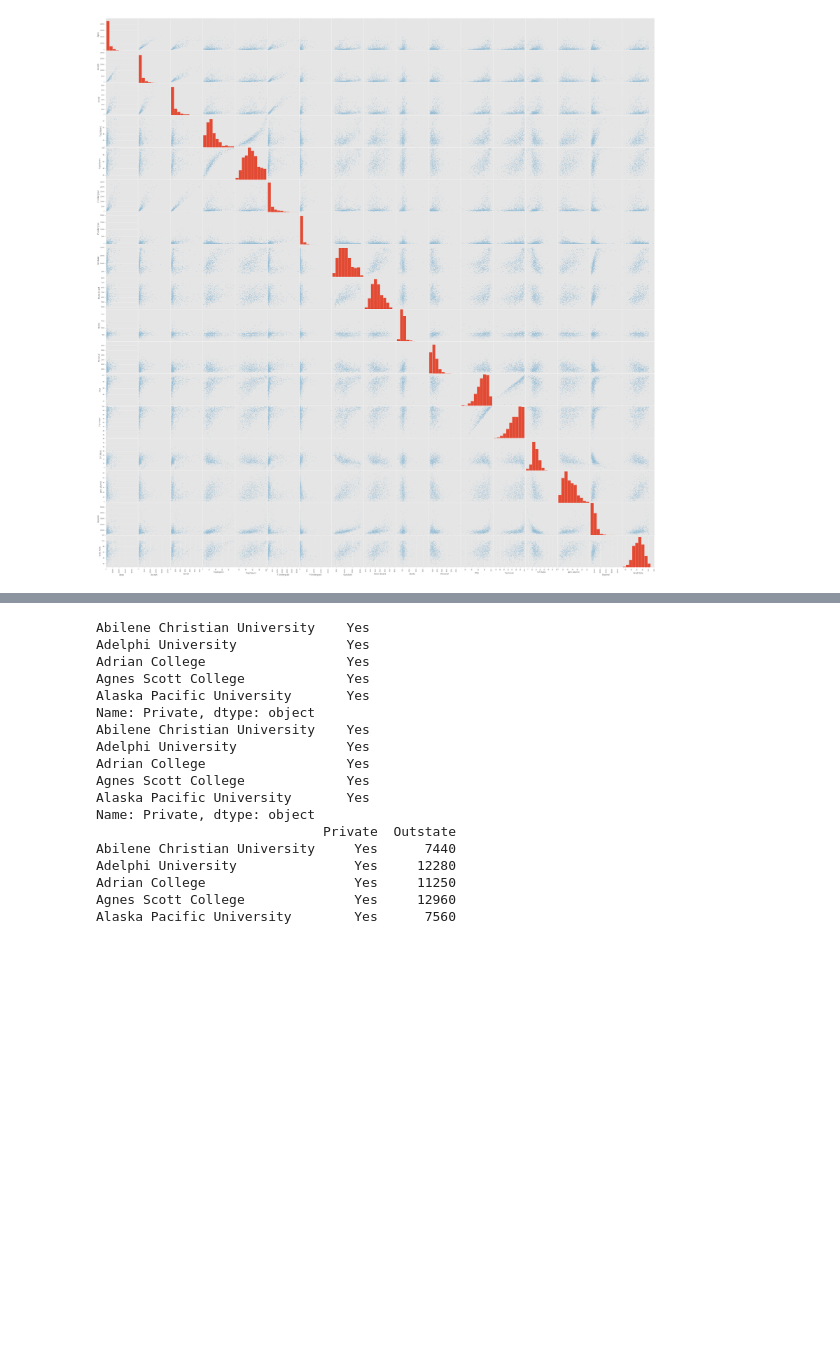
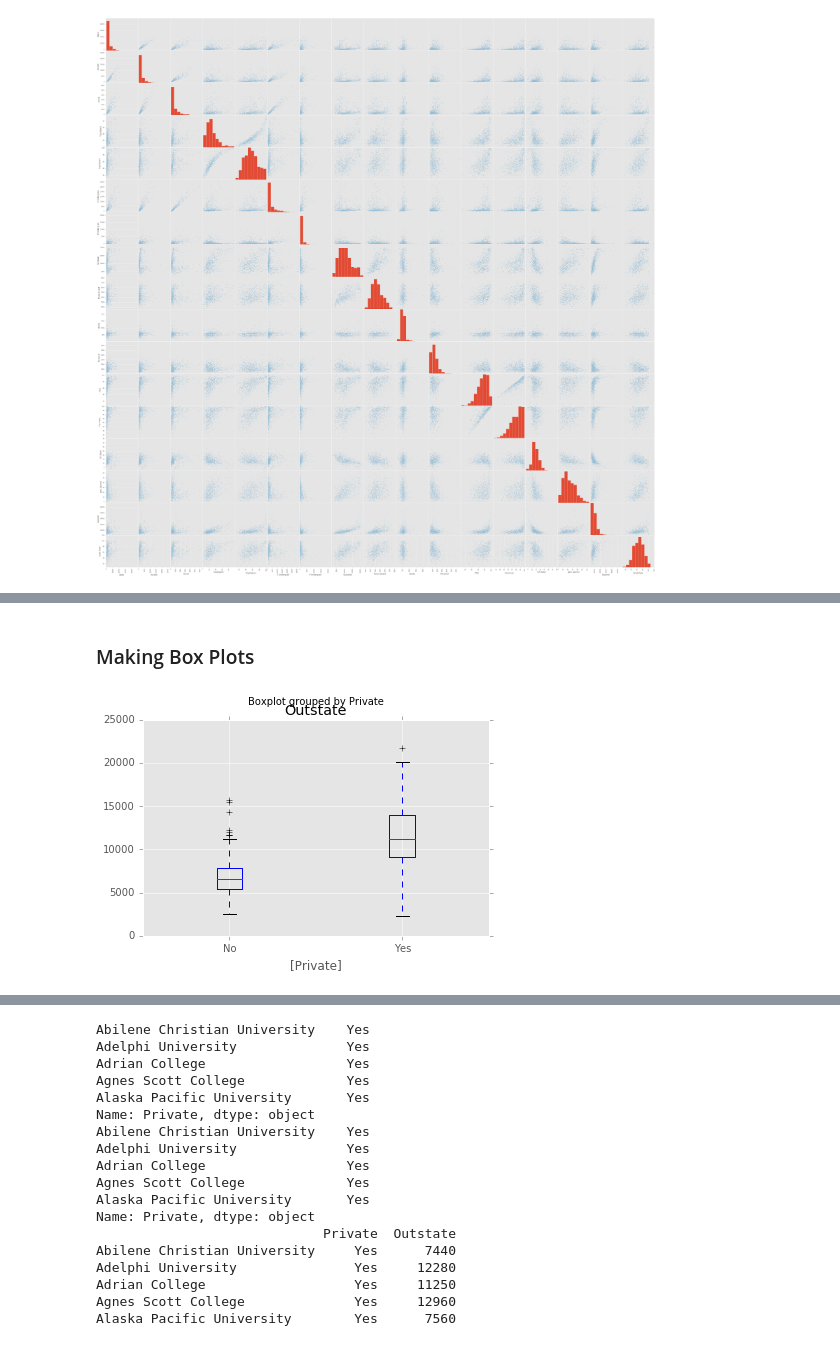
Before and after one commit to mervekovan/StatisticalLearningExercises, a Jupyter notebook: SL-ch2-eg8.ipynb, the cells around one changed output, grey strips where cells are left out. Drawn from its saved outputs; the diff is of its cells as text; code cells hidden in the pictures; blank space fills up the shorter version.

```diff
--- a/SL-ch2-eg8.ipynb
+++ b/SL-ch2-eg8.ipynb
@@ -38,0 +59,6 @@ plt.boxplot([college.loc[mask, 'Outstate'], college.Outstate[~mask]]);
+# %% [markdown]
+### Making Box Plots
+# %%
+college[['Private', 'Outstate']].boxplot(by='Private');
+# %% [output]
+[figure, added]
```
Also changed, not shown: parts of 13 cells of this notebook.
